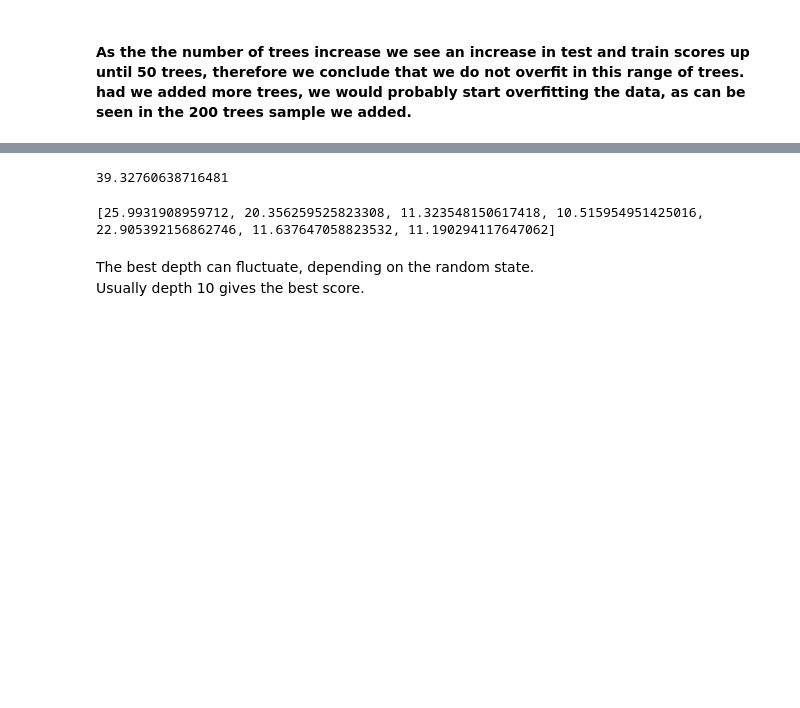
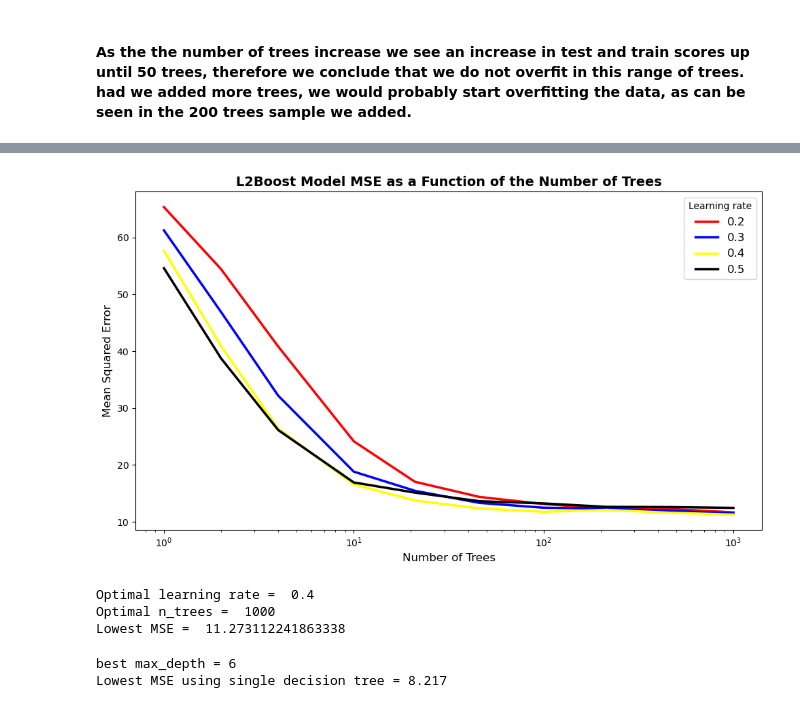
Before and after one commit to tryko/y_data_Itay_asaf_, a Jupyter notebook: Supervised_Learning/week_7_ensemble/Ensemble_Learning_Exercise_Itay&Asaf - 2.ipynb, the cells around one changed output, grey strips where cells are left out. Drawn from its saved outputs; the diff is of its cells as text; code cells hidden in the pictures; blank space fills up the shorter version.

```diff
--- a/Supervised_Learning/week_7_ensemble/Ensemble_Learning_Exercise_Itay&Asaf - 2.ipynb
+++ b/Supervised_Learning/week_7_ensemble/Ensemble_Learning_Exercise_Itay&Asaf - 2.ipynb
@@ -324,28 +365,62 @@ class L2Boost():
         for tree in self.trees:
             y_pred = y_pred + self.regularizer * tree.predict(X)
         return y_pred
-# %%
-l2boost = L2Boost(100,0.01)
-l2boost.fit(X_train, y_train)
-# %%
-
-y_pred = l2boost.predict(X_test)
-mean_squared_error(y_test, y_pred)
-# %% [output]
-39.32760638716481
+# %%
+import matplotlib.pyplot as plt
+import numpy as np
+from sklearn.metrics import mean_squared_error
+best_n = 0
+lowest_mse = np.inf
+best_lr = 0
+n_trees = np.logspace(0, 3, num=10, dtype=int)
+colors = ['red', 'blue', 'yellow', 'black']
+learning_rates = [0.2,0.3,0.4,0.5]
+plt.figure(figsize=(10,6))
+for i, reg in enumerate(learning_rates):
+    mse = []
+    for n in n_trees:
+        model = L2Boost(n_estimators=n,regularizer=reg,early_stop=False)
+        model.fit(X_train, y_train)
+        y_pred = model.predict(X_test)
+        mse.append(mean_squared_error(y_pred,y_test))
+    if lowest_mse > np.min(mse):
+        lowest_mse = np.min(mse)
+        best_n = n_trees[np.argmin(mse)]
+        best_lr = reg
+    plt.plot(n_trees, mse,label = np.round(reg,1), color=colors[i % len(colors)], linewidth=2.5)
+
+plt.legend(title="Learning rate", fontsize=12)
+plt.xscale('log')
+plt.xlabel('Number of Trees', fontsize=12)
+plt.ylabel('Mean Squared Error', fontsize=12)
+plt.title('L2Boost Model MSE as a Function of the Number of Trees', fontsize=14, fontweight='bold')
+plt.tight_layout()
+plt.show()
+
+print("Optimal learning rate = ", best_lr)
+
+print("Optimal n_trees = ", best_n)
+
+print("Lowest MSE = ", lowest_mse)
+# %% [output]
+[figure, added]
+Optimal learning rate =  0.4
+Optimal n_trees =  1000
+Lowest MSE =  11.273112241863338
 # %%
-max_depths = [2, 5, 10, 15, 75, 100,200]
-scores = []
-for depth in max_depths:
-    dtr = DecisionTreeRegressor(max_depth=depth)
-    dtr.fit(X_train, y_train)
-    y_pred = dtr.predict(X_test)
-    score = mean_squared_error(y_test, y_pred)
-    scores.append(score)
+max_depths = np.array(range(1,25))
+scores = np.zeros(max_depths.shape[0])
+for _ in range(100):
+    for i,depth in enumerate(max_depths):
+        dtr = DecisionTreeRegressor(max_depth=depth,random_state=12)
+        dtr.fit(X_train, y_train)
+        y_pred = dtr.predict(X_test)
+        score = mean_squared_error(y_test, y_pred)
+        scores[i] += score/100
 
-print(scores)
+
+print('best max_depth =',max_depths[np.argmin(scores)])
+print('Lowest MSE using single decision tree =',np.round(np.min(scores),3))
 # %% [output]
-[25.9931908959712, 20.356259525823308, 11.323548150617418, 10.515954951425016, 22.905392156862746, 11.637647058823532, 11.190294117647062]
+best max_depth = 6
+Lowest MSE using single decision tree = 8.217
-# %% [markdown]
-The best depth can fluctuate, depending on the random state.<br>
-Usually depth 10 gives the best score.
```
Also changed, not shown: parts of 13 cells of this notebook.
